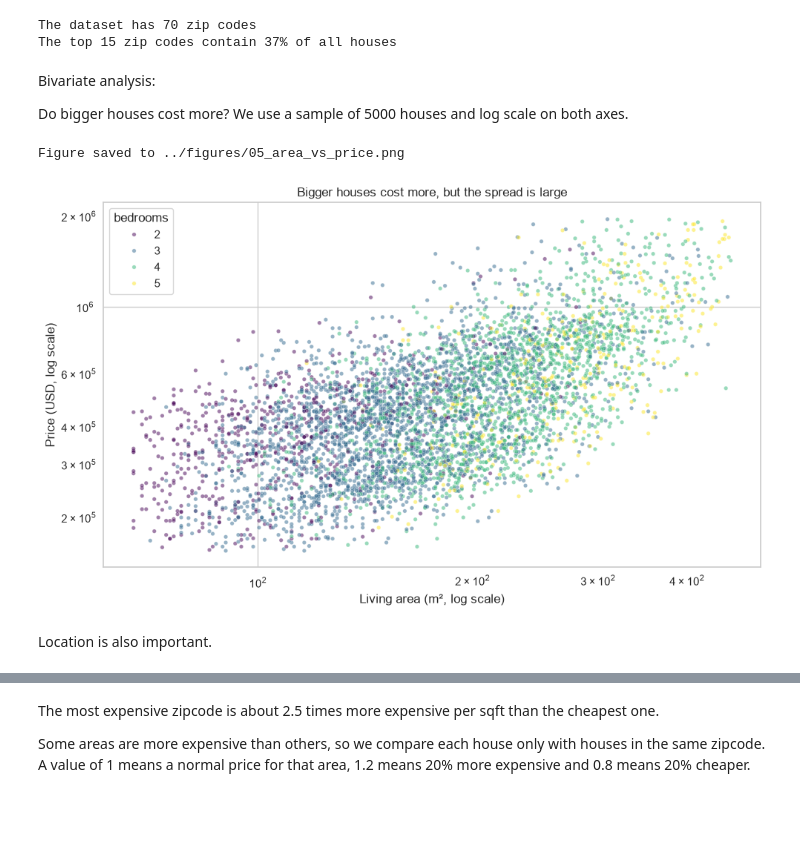
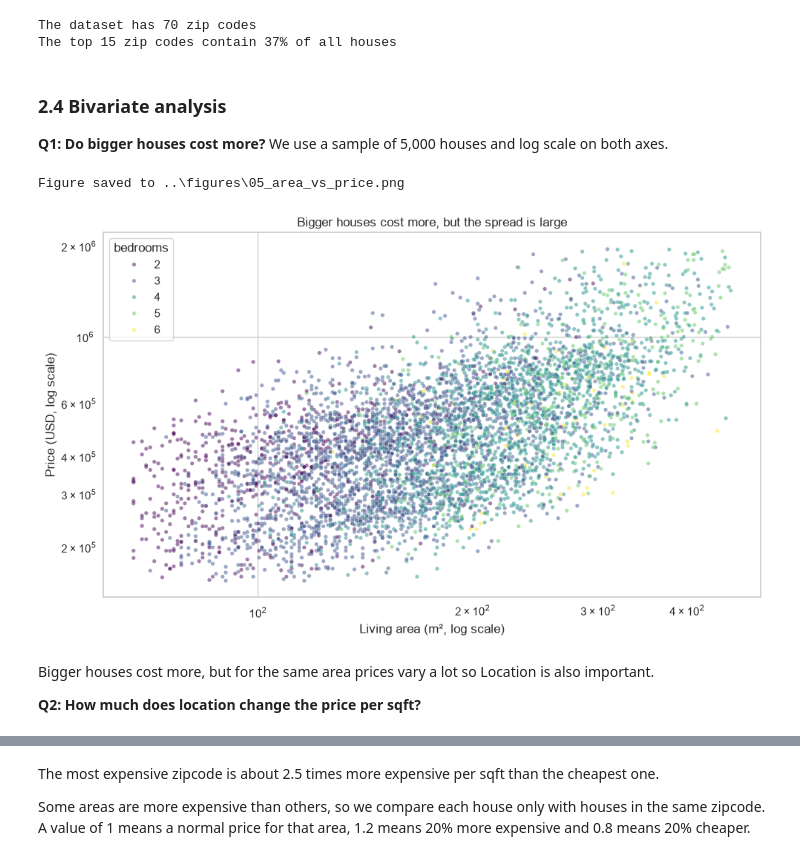
Before and after one commit to barsbabila/2-day1-assignment, a Jupyter notebook: notebook/Day1Group2.ipynb, the cells around one changed output, grey strips where cells are left out. Saved outputs shown, nothing was run; the diff lists cells and outputs as text; code cells hidden in the pictures; blank space fills up the shorter version.

```diff
--- a/notebook/Day1Group2.ipynb
+++ b/notebook/Day1Group2.ipynb
@@ -596,29 +596,30 @@ print(f"The top 15 zip codes contain {top_zipcodes.sum() / len(df_clean):.0%} of
 The dataset has 70 zip codes
 The top 15 zip codes contain 37% of all houses
 # %% [markdown]
+### 2.4 Bivariate analysis
 
-Bivariate analysis:
-
-Do bigger houses cost more? We use a sample of 5000 houses and log scale on both axes.
+**Q1: Do bigger houses cost more?** We use a sample of 5,000 houses and log scale on both axes.
 # %%
 sample = df_clean.sample(5000, random_state=RANDOM_STATE)
 
 fig, ax = plt.subplots(figsize=(10, 6))
-sns.scatterplot(data=sample[sample["bedrooms"].between(1, 5)], x="living_area_m2", y="price",
+sns.scatterplot(data=sample[sample["bedrooms"].between(2, 6)], x="living_area_m2", y="price",
                 hue="bedrooms", palette="viridis", alpha=0.5, s=15, ax=ax)
 ax.set_xscale("log")
 ax.set_yscale("log")
 ax.set_title("Bigger houses cost more, but the spread is large")
 ax.set_xlabel("Living area (m², log scale)")
 ax.set_ylabel("Price (USD, log scale)")
 plt.tight_layout()
 save_fig("05_area_vs_price")
 plt.show()
 # %% [output]
-Figure saved to ../figures/05_area_vs_price.png
+Figure saved to ..\figures\05_area_vs_price.png
-[figure, old version]
+[figure, new version]
 # %% [markdown]
-Location is also important.
+Bigger houses cost more, but for the same area prices vary a lot so Location is also important.
+
+**Q2: How much does location change the price per sqft?**
 # %%
 top10_zipcodes = df_clean["zipcode"].value_counts().head(10).index
 in_top10 = df_clean[df_clean["zipcode"].isin(top10_zipcodes)]
```
Also changed, not shown: parts of 20 cells of this notebook, 1 other file.
